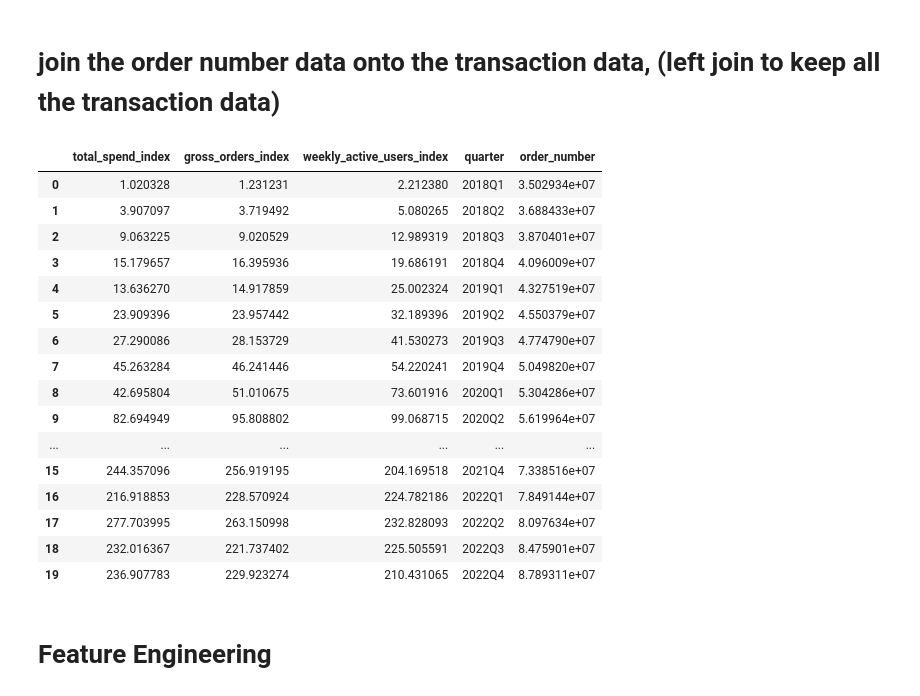
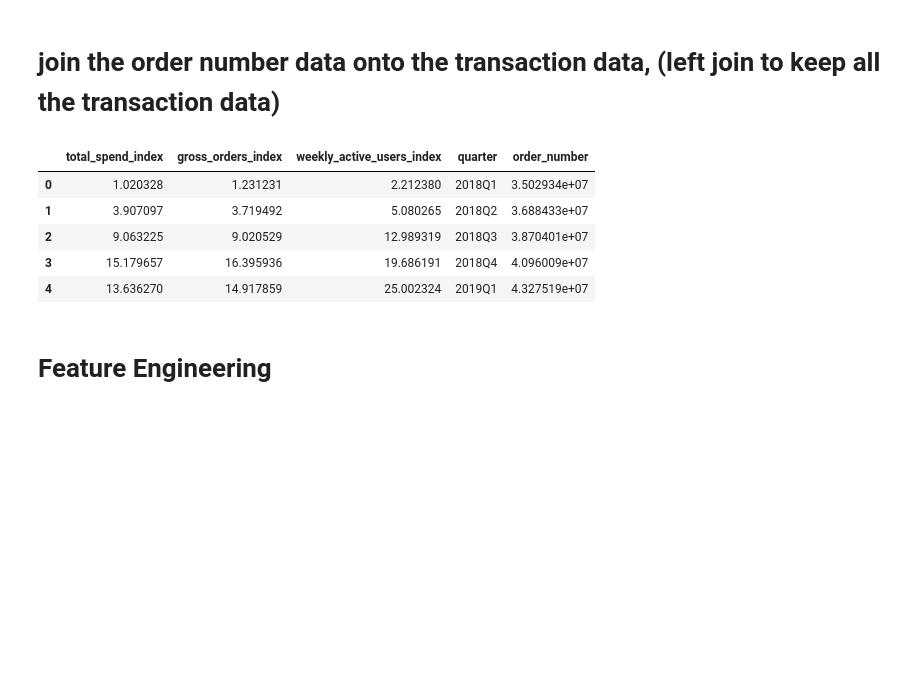
Before and after one commit to andrewbarwise/odp_screening, a Jupyter notebook: data_cleaning.ipynb, the cells around one changed output. Saved outputs shown, nothing was run; the diff lists cells and outputs as text; code cells hidden in the pictures; blank space fills up the shorter version.

```diff
--- a/data_cleaning.ipynb
+++ b/data_cleaning.ipynb
@@ -182,25 +185,14 @@ transaction_quarterly.shape
 # join the order number data onto the transaction data, (left join to keep all the transaction data)
 # %%
 joined_df = pd.merge(transaction_quarterly, orders_quarterly, how = 'left', on = 'quarter')
-joined_df.head(20)
+joined_df.head()
 # %% [output]
 |  | total_spend_index | gross_orders_index | weekly_active_users_index | quarter | order_number |
 | 0 | 1.020328 | 1.231231 | 2.212380 | 2018Q1 | 3.502934e+07 |
 | 1 | 3.907097 | 3.719492 | 5.080265 | 2018Q2 | 3.688433e+07 |
 | 2 | 9.063225 | 9.020529 | 12.989319 | 2018Q3 | 3.870401e+07 |
 | 3 | 15.179657 | 16.395936 | 19.686191 | 2018Q4 | 4.096009e+07 |
 | 4 | 13.636270 | 14.917859 | 25.002324 | 2019Q1 | 4.327519e+07 |
-| 5 | 23.909396 | 23.957442 | 32.189396 | 2019Q2 | 4.550379e+07 |
-| 6 | 27.290086 | 28.153729 | 41.530273 | 2019Q3 | 4.774790e+07 |
-| 7 | 45.263284 | 46.241446 | 54.220241 | 2019Q4 | 5.049820e+07 |
-| 8 | 42.695804 | 51.010675 | 73.601916 | 2020Q1 | 5.304286e+07 |
-| 9 | 82.694949 | 95.808802 | 99.068715 | 2020Q2 | 5.619964e+07 |
-| ... | ... | ... | ... | ... | ... |
-| 15 | 244.357096 | 256.919195 | 204.169518 | 2021Q4 | 7.338516e+07 |
-| 16 | 216.918853 | 228.570924 | 224.782186 | 2022Q1 | 7.849144e+07 |
-| 17 | 277.703995 | 263.150998 | 232.828093 | 2022Q2 | 8.097634e+07 |
-| 18 | 232.016367 | 221.737402 | 225.505591 | 2022Q3 | 8.475901e+07 |
-| 19 | 236.907783 | 229.923274 | 210.431065 | 2022Q4 | 8.789311e+07 |
 # %% [markdown]
 # Feature Engineering
 # %%
```
Also changed, not shown: parts of 8 cells of this notebook, 3 other files.
